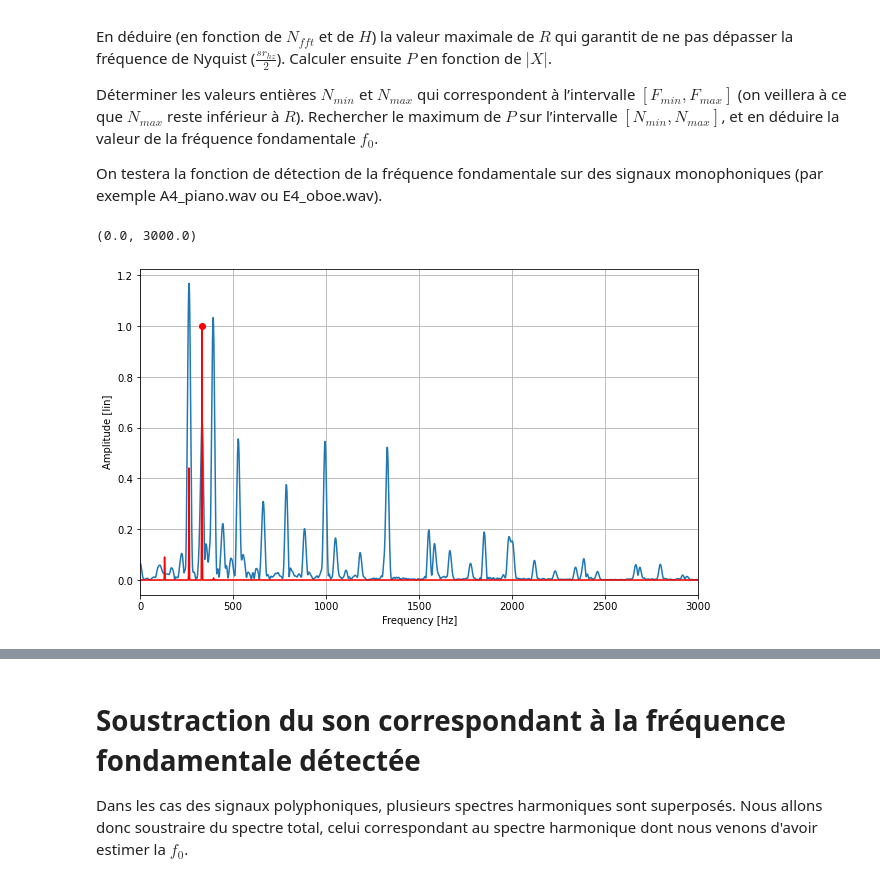
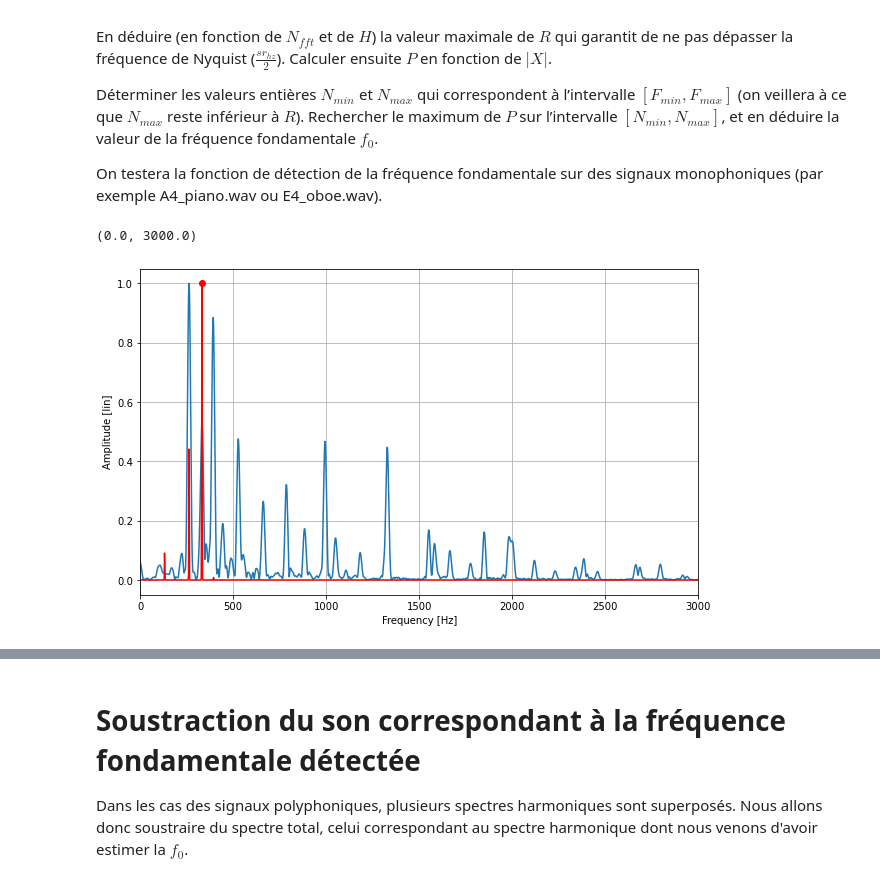
Before and after one commit to piptouque/atiam_tp_signal, a Jupyter notebook: tp_multihauteur/source/tp_multihauteur.ipynb, the cells around one changed output, grey strips where cells are left out. Saved outputs shown, nothing was run; the diff lists cells and outputs as text; code cells hidden in the pictures.

```diff
--- a/tp_multihauteur/source/tp_multihauteur.ipynb
+++ b/tp_multihauteur/source/tp_multihauteur.ipynb
@@ -138,17 +135,17 @@ def F_getSpectreFromAudio(x, l_n, n_fft, sr_hz):
     # Pour normaliser : la somme des échantillons de la fenêtre * 0.5
     w = sig.windows.hamming(l_n)
     x_w = x[:l_n] * w / np.sum(w)
-    x_ft = np.fft.rfft(x_w, n=n_fft) / 2
+    amps_ft = np.abs(np.fft.rfft(x_w, n=n_fft))
     fs_hz = np.fft.rfftfreq(n=n_fft) * sr_hz
     ### END CODE HERE ###
-    return fs_hz, x_ft
+    return fs_hz, amps_ft
 # %%
-fs_hz, x_ft = F_getSpectreFromAudio(x, l_n, n_fft, sr_hz)
+fs_hz, amps_ft = F_getSpectreFromAudio(x, l_n, n_fft, sr_hz)
 
 # +++++++++++++++++++++++++++++++
 plt.figure(figsize=(10, 6))
 # ut.F_plot1(fs, x_ft, 'Frequency [Hz]', 'Amplitude [lin]')
-plt.plot(fs_hz, np.abs(x_ft))
+plt.plot(fs_hz, amps_ft)
 plt.xlim((0,3000))
 # +++++++++++++++++++++++++++++++
 # %% [output]
@@ -173,11 +170,11 @@ Rechercher le maximum de $P$ sur l’intervalle $[N_{min},N_{max}]$, et en dédu
 
 On testera la fonction de détection de la fréquence fondamentale sur des signaux monophoniques (par exemple A4\_piano.wav ou E4\_oboe.wav).
 # %%
-def spectral_product(fs_hz: np.ndarray, x_ft: np.ndarray, r: int, h: int) -> np.array:
+def spectral_product(fs_hz: np.ndarray, amps_ft: np.ndarray, r: int, h: int) -> np.array:
     """Get spectral product of input fourier transform
 
     Args:
-        x_ft (np.ndarray): [description]
+        amps_ft (np.ndarray): [description]
         h (int): [description]
 
     Returns:
@@ -185,13 +182,12 @@ def spectral_product(fs_hz: np.ndarray, x_ft: np.ndarray, r: int, h: int) -> np.
     """
     p_p = np.zeros((h, r))
     for i in np.arange(h):
-        x_ft_part = x_ft[::(i+1)][:r]
-        p_p[i] = np.abs(x_ft_part)
+        p_p[i] = amps_ft_part = amps_ft[::(i+1)][:r]
     fs_p_hz = fs_hz[:r]
     p = np.prod(p_p, axis=0) ** 2
     return fs_p_hz, p
 
-def F_getF0FromSpectre(fs_hz, x_ft, h, f_min_hz, f_max_hz, n_fft, sr_hz):
+def F_getF0FromSpectre(fs_hz, amps_ft, h, f_min_hz, f_max_hz, n_fft, sr_hz):
     """
     inputs:
         - fftFreq_hz_v (N/2+1,): vector containing the FFT frequencies in Hz
@@ -207,38 +203,38 @@ def F_getF0FromSpectre(fs_hz, x_ft, h, f_min_hz, f_max_hz, n_fft, sr_hz):
         - f0_hz: estimated F0 in Hz
     """
     ### START CODE HERE ###
     r = int(np.floor(n_fft / (2 * h) + 1))
     n_min = int(np.floor((f_min_hz / sr_hz) * n_fft))
     n_max = int(np.floor((f_max_hz / sr_hz) * n_fft)) + 1
     assert(n_max <= r)
-    fs_p_hz, p = spectral_product(fs_hz, x_ft, r, h)
+    fs_p_hz, p = spectral_product(fs_hz, amps_ft, r, h)
     f_0_hz = fs_p_hz[n_min + np.argmax(p[n_min:n_max], axis=0)]
     ### END CODE HERE ###
     return fs_p_hz, p, f_0_hz
 
 sr_hz, x = audio_data['piano']['A3C4E4G4']
 # sr_hz, x = audio_data['piano']['A4']
 h = 4
 l_sec = 0.1
 # Pour normaliser : la somme des échantillons de la fenêtre * 0.5
 l_n = np.int64(l_sec*sr_hz)
 n_fft = 4 * ut.next_pow2(l_n)
 #
-fs_hz, x_ft = F_getSpectreFromAudio(x, l_n, n_fft, sr_hz)
+fs_hz, amps_ft = F_getSpectreFromAudio(x, l_n, n_fft, sr_hz)
 f_min_hz = 50
 f_max_hz = 900
-fs_p_hz, p, f_0_hz = F_getF0FromSpectre(fs_hz, x_ft, h, f_min_hz, f_max_hz, n_fft, sr_hz)
+fs_p_hz, p, f_0_hz = F_getF0FromSpectre(fs_hz, amps_ft, h, f_min_hz, f_max_hz, n_fft, sr_hz)
 
 # +++++++++++++++++++++++++++++++
 plt.figure(figsize=(10,6))
-ut.F_plot1(fs_hz, np.abs(x_ft) / np.max(x_ft), 'Frequency [Hz]', 'Amplitude [lin]')
+ut.F_plot1(fs_hz, amps_ft / np.max(amps_ft), 'Frequency [Hz]', 'Amplitude [lin]')
 plt.plot(fs_p_hz, np.abs(p) / np.max(p), 'r')
 plt.plot(f_0_hz, 1, 'ro')
 plt.xlim((0,3000))
 # +++++++++++++++++++++++++++++++
 # %% [output]
 (0.0, 3000.0)
-[figure, old version]
+[figure, new version]
 # %% [markdown]
 ### Test
 Pour le signal audioFile = './_audio/A3C4E4G4_piano.wav' vous devriez obtenir
```
Also changed, not shown: parts of 8 cells of this notebook, 22 other files.
